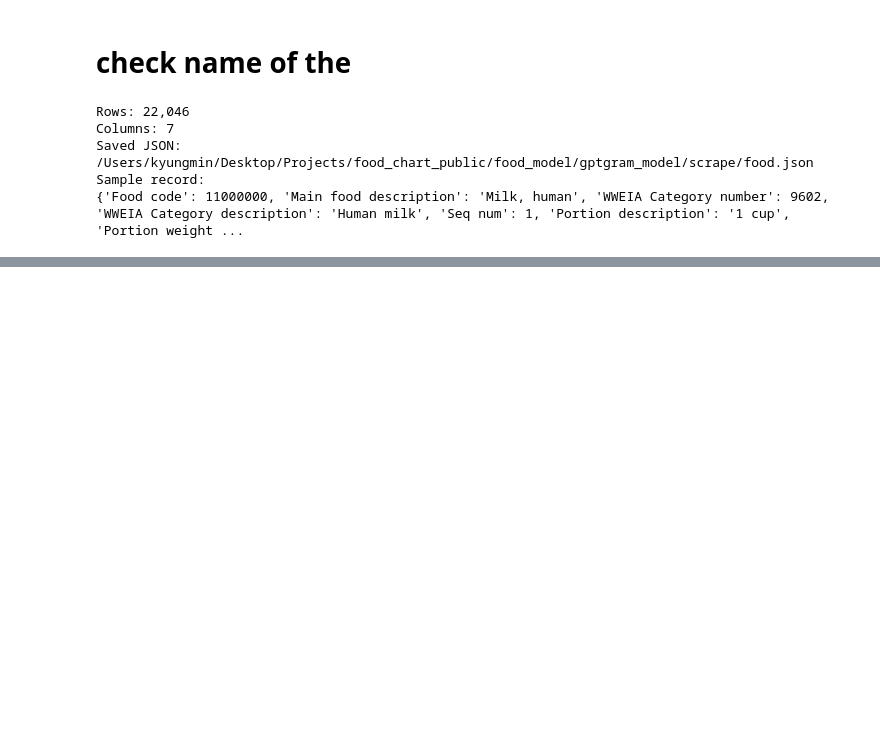
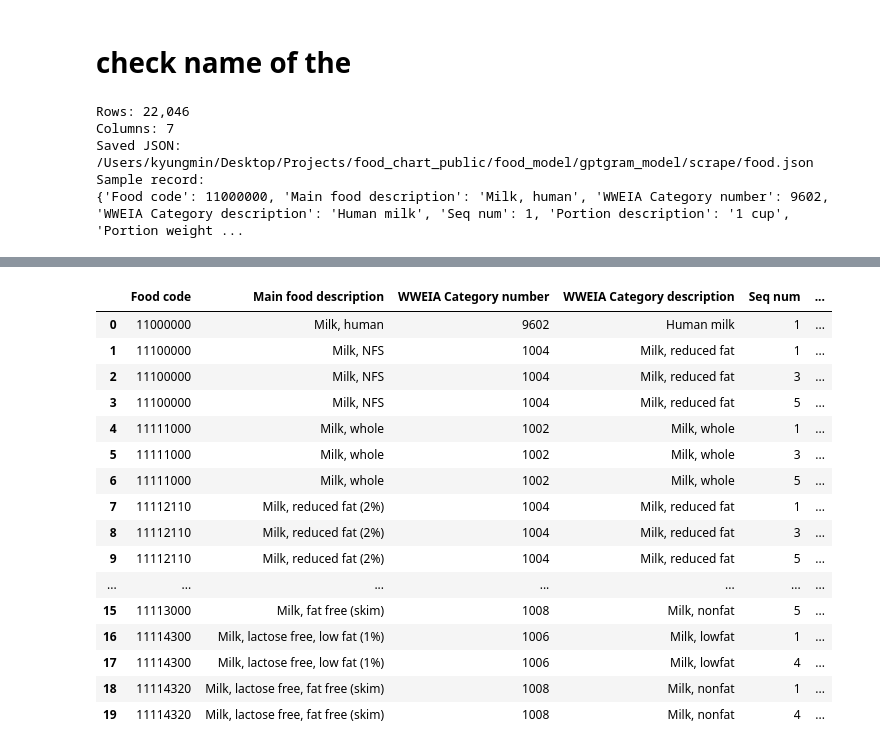
Before and after one commit to kml-coder/food_chart_public, a Jupyter notebook: food_model/gptgram_model/t5_small_regression.ipynb, the cells around one changed output, grey strips where cells are left out. Drawn from its saved outputs; the diff is of its cells as text; code cells hidden in the pictures; blank space fills up the shorter version.

```diff
--- a/food_model/gptgram_model/t5_small_regression.ipynb
+++ b/food_model/gptgram_model/t5_small_regression.ipynb
@@ -1629,0 +1896,72 @@ Unique categories: 172
+# %%
+# Save only rows whose Portion description contains any selected unit
+from pathlib import Path
+import json
+import re
+import pandas as pd
+
+candidate_json_paths = [
+    Path('scrape/food.json'),
+    Path('food_model/gptgram_model/scrape/food.json'),
+]
+candidate_unit_csv_paths = [
+    Path('scrape/unit_counts_selected_input.csv'),
+    Path('food_model/gptgram_model/scrape/unit_counts_selected_input.csv'),
+]
+
+json_path = next((p for p in candidate_json_paths if p.exists()), None)
+unit_csv_path = next((p for p in candidate_unit_csv_paths if p.exists()), None)
+if json_path is None:
+    raise FileNotFoundError('food.json not found')
+if unit_csv_path is None:
+    raise FileNotFoundError('unit_counts_selected_input.csv not found')
+
+with json_path.open('r', encoding='utf-8') as f:
+    rows = json.load(f)
+
+df_food = pd.DataFrame(rows)
+portion_col = 'Portion description'
+if portion_col not in df_food.columns:
+    raise KeyError(f'Column not found: {portion_col}')
+
+unit_df = pd.read_csv(unit_csv_path)
+if 'unit' not in unit_df.columns:
+    raise KeyError("'unit' column not found in unit CSV")
+
+units = (
+    unit_df['unit']
+    .fillna('')
+    .astype(str)
+    .str.strip()
+    .str.lower()
+)
+units = sorted({u for u in units if u})
+if not units:
+    raise ValueError('No valid units found in unit CSV')
+
+portion_text = df_food[portion_col].fillna('').astype(str).str.lower()
+
+# substring match: include row if any unit appears in Portion description
+pattern = '|'.join(re.escape(u) for u in units)
+mask = portion_text.str.contains(pattern, regex=True)
+
+matched = df_food[mask].copy().reset_index(drop=True)
+
+# optional: keep which units matched per row
+def extract_matched_units(text: str) -> list[str]:
+    t = (text or '').lower()
+    return [u for u in units if u in t]
+
+matched['matched_units'] = matched[portion_col].fillna('').astype(str).apply(extract_matched_units)
+
+out_json = json_path.with_name('food_portion_description_contains_selected_units.json')
+out_records = matched.where(pd.notna(matched), None).to_dict(orient='records')
+with out_json.open('w', encoding='utf-8') as f:
+    json.dump(out_records, f, ensure_ascii=False, indent=2)
+
+print(f'food.json rows: {len(df_food):,}')
+print(f'matched rows : {len(matched):,}')
+print(f'saved        : {out_json.resolve()}')
+
+display(matched.head(20))
+# %% [output]
@@ -1629,0 +1971,17 @@ Unique categories: 172
+|  | Food code | Main food description | WWEIA Category number | WWEIA Category description | Seq num | ... |
+| 0 | 11000000 | Milk, human | 9602 | Human milk | 1 | ... |
+| 1 | 11100000 | Milk, NFS | 1004 | Milk, reduced fat | 1 | ... |
+| 2 | 11100000 | Milk, NFS | 1004 | Milk, reduced fat | 3 | ... |
+| 3 | 11100000 | Milk, NFS | 1004 | Milk, reduced fat | 5 | ... |
+| 4 | 11111000 | Milk, whole | 1002 | Milk, whole | 1 | ... |
+| 5 | 11111000 | Milk, whole | 1002 | Milk, whole | 3 | ... |
+| 6 | 11111000 | Milk, whole | 1002 | Milk, whole | 5 | ... |
+| 7 | 11112110 | Milk, reduced fat (2%) | 1004 | Milk, reduced fat | 1 | ... |
+| 8 | 11112110 | Milk, reduced fat (2%) | 1004 | Milk, reduced fat | 3 | ... |
+| 9 | 11112110 | Milk, reduced fat (2%) | 1004 | Milk, reduced fat | 5 | ... |
+| ... | ... | ... | ... | ... | ... | ... |
+| 15 | 11113000 | Milk, fat free (skim) | 1008 | Milk, nonfat | 5 | ... |
+| 16 | 11114300 | Milk, lactose free, low fat (1%) | 1006 | Milk, lowfat | 1 | ... |
+| 17 | 11114300 | Milk, lactose free, low fat (1%) | 1006 | Milk, lowfat | 4 | ... |
+| 18 | 11114320 | Milk, lactose free, fat free (skim) | 1008 | Milk, nonfat | 1 | ... |
+| 19 | 11114320 | Milk, lactose free, fat free (skim) | 1008 | Milk, nonfat | 4 | ... |
```
Also changed, not shown: parts of 9 cells of this notebook, 1 other file.
